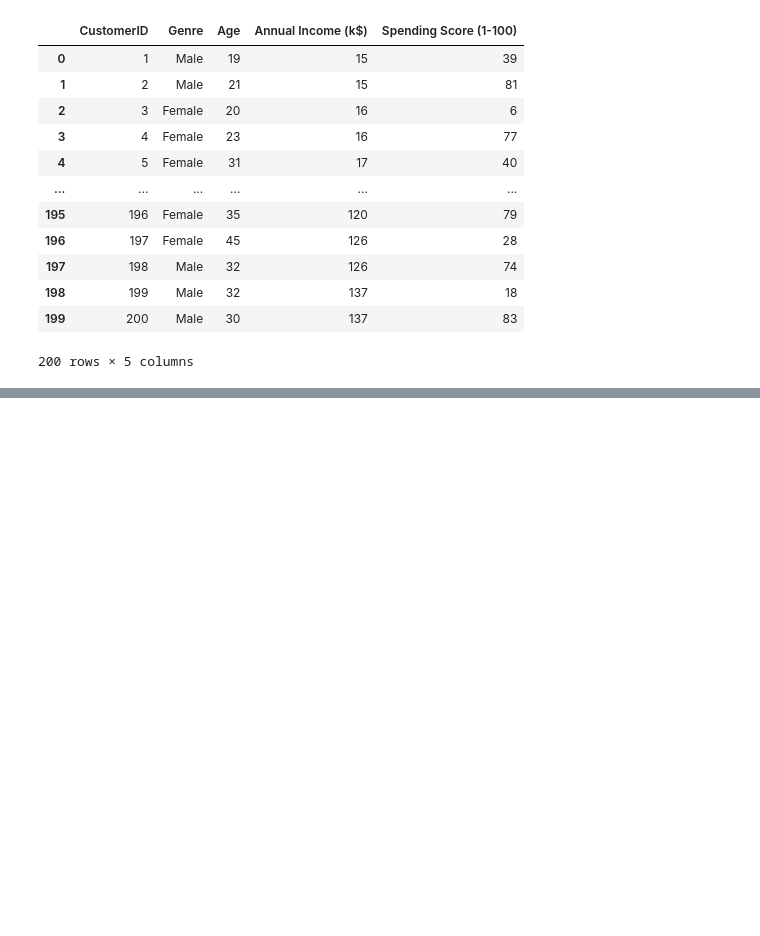
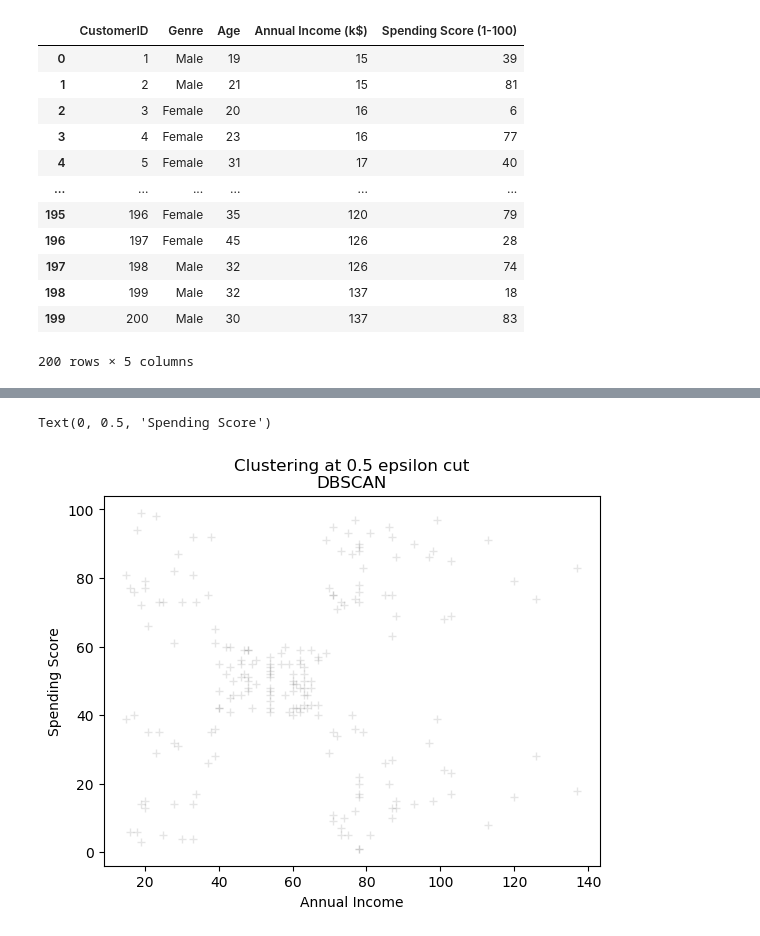
Before and after one commit to Sathya2119/Assignment_clustering, a Jupyter notebook: 1.Optics_cluster.ipynb, the cells around one changed output, grey strips where cells are left out. Drawn from its saved outputs; the diff is of its cells as text; code cells hidden in the pictures; blank space fills up the shorter version.

```diff
--- a/1.Optics_cluster.ipynb
+++ b/1.Optics_cluster.ipynb
@@ -48,0 +133,13 @@ array([-1,  5,  8,  5, -1,  5,  8, -1,  8,  5,  8, -1,  8,  5,  8,  5,  0,
+# %%
+# DBSCAN at 0.5
+colors = ["g.", "r.", "b.", "c."]
+for klass, color in zip(range(0, 4), colors):
+    Xk = X[labels_050 == klass]
+    plt.plot(Xk[:, 0], Xk[:, 1], color, alpha=0.3)
+plt.plot(X[labels_050 == -1, 0], X[labels_050 == -1, 1], "k+", alpha=0.1)
+plt.title("Clustering at 0.5 epsilon cut\nDBSCAN")
+plt.xlabel("Annual Income")
+plt.ylabel("Spending Score")
+# %% [output]
+Text(0, 0.5, 'Spending Score')
+[figure, added]
```
Also changed, not shown: parts of 12 cells of this notebook, 1 other file.
